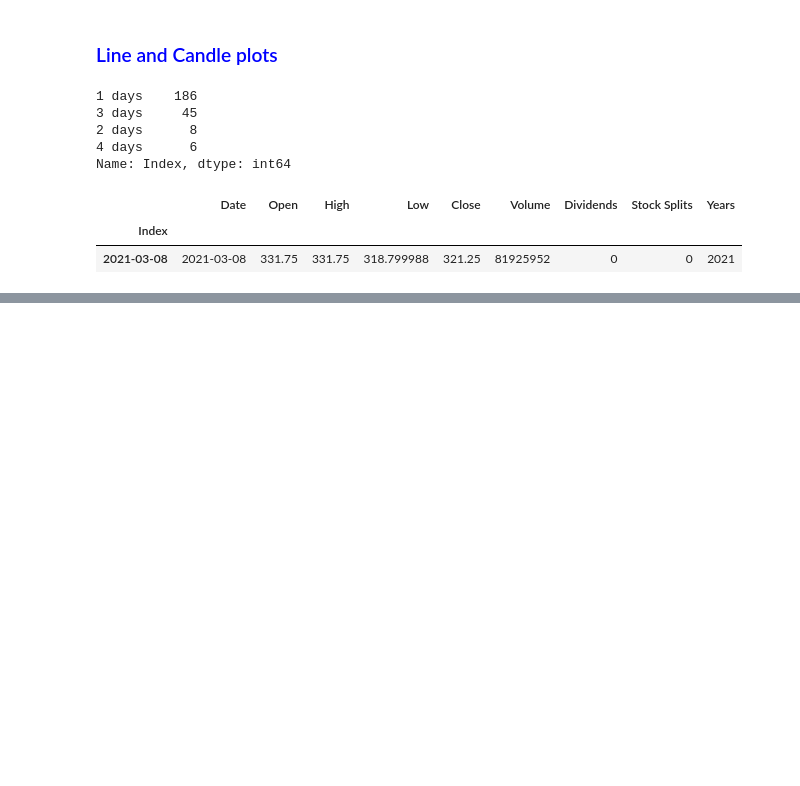
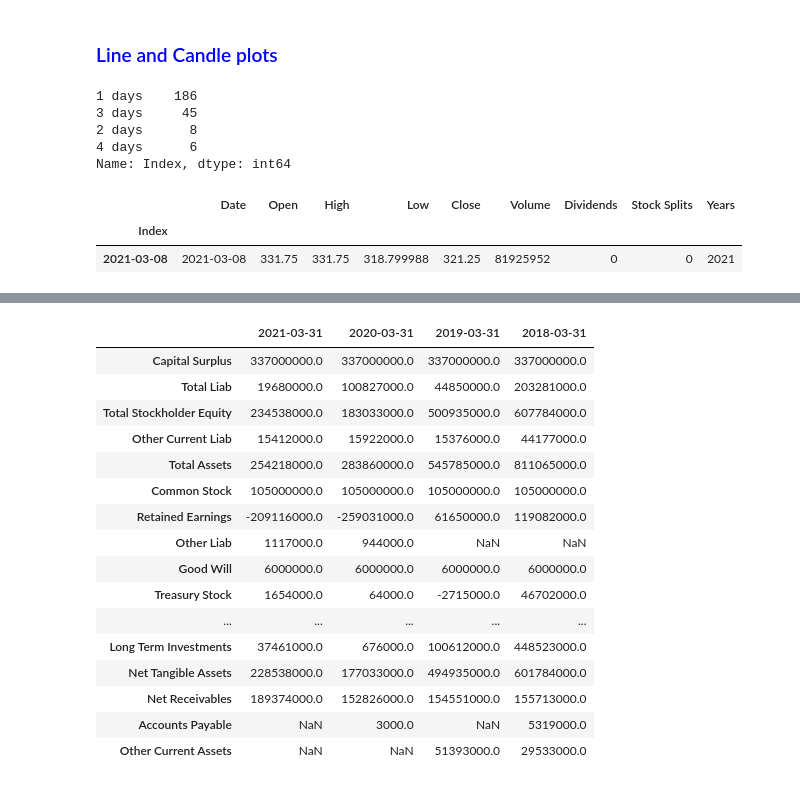
Before and after one commit to piyumaha12/Stock_Prediction, a Jupyter notebook: Program/yfinance_basics.ipynb, the cells around one changed output, grey strips where cells are left out. Drawn from its saved outputs; the diff is of its cells as text; code cells hidden in the pictures; blank space fills up the shorter version.

Commit message:
After adding balance sheet

```diff
--- a/Program/yfinance_basics.ipynb
+++ b/Program/yfinance_basics.ipynb
@@ -310,0 +366,20 @@ data_1.major_holders
+# %%
+data_1.balance_sheet
+# %% [output]
+|  | 2021-03-31 | 2020-03-31 | 2019-03-31 | 2018-03-31 |
+| Capital Surplus | 337000000.0 | 337000000.0 | 337000000.0 | 337000000.0 |
+| Total Liab | 19680000.0 | 100827000.0 | 44850000.0 | 203281000.0 |
+| Total Stockholder Equity | 234538000.0 | 183033000.0 | 500935000.0 | 607784000.0 |
+| Other Current Liab | 15412000.0 | 15922000.0 | 15376000.0 | 44177000.0 |
+| Total Assets | 254218000.0 | 283860000.0 | 545785000.0 | 811065000.0 |
+| Common Stock | 105000000.0 | 105000000.0 | 105000000.0 | 105000000.0 |
+| Retained Earnings | -209116000.0 | -259031000.0 | 61650000.0 | 119082000.0 |
+| Other Liab | 1117000.0 | 944000.0 | NaN | NaN |
+| Good Will | 6000000.0 | 6000000.0 | 6000000.0 | 6000000.0 |
+| Treasury Stock | 1654000.0 | 64000.0 | -2715000.0 | 46702000.0 |
+| ... | ... | ... | ... | ... |
+| Long Term Investments | 37461000.0 | 676000.0 | 100612000.0 | 448523000.0 |
+| Net Tangible Assets | 228538000.0 | 177033000.0 | 494935000.0 | 601784000.0 |
+| Net Receivables | 189374000.0 | 152826000.0 | 154551000.0 | 155713000.0 |
+| Accounts Payable | NaN | 3000.0 | NaN | 5319000.0 |
+| Other Current Assets | NaN | NaN | 51393000.0 | 29533000.0 |
```
Also changed, not shown: parts of 13 cells of this notebook.
